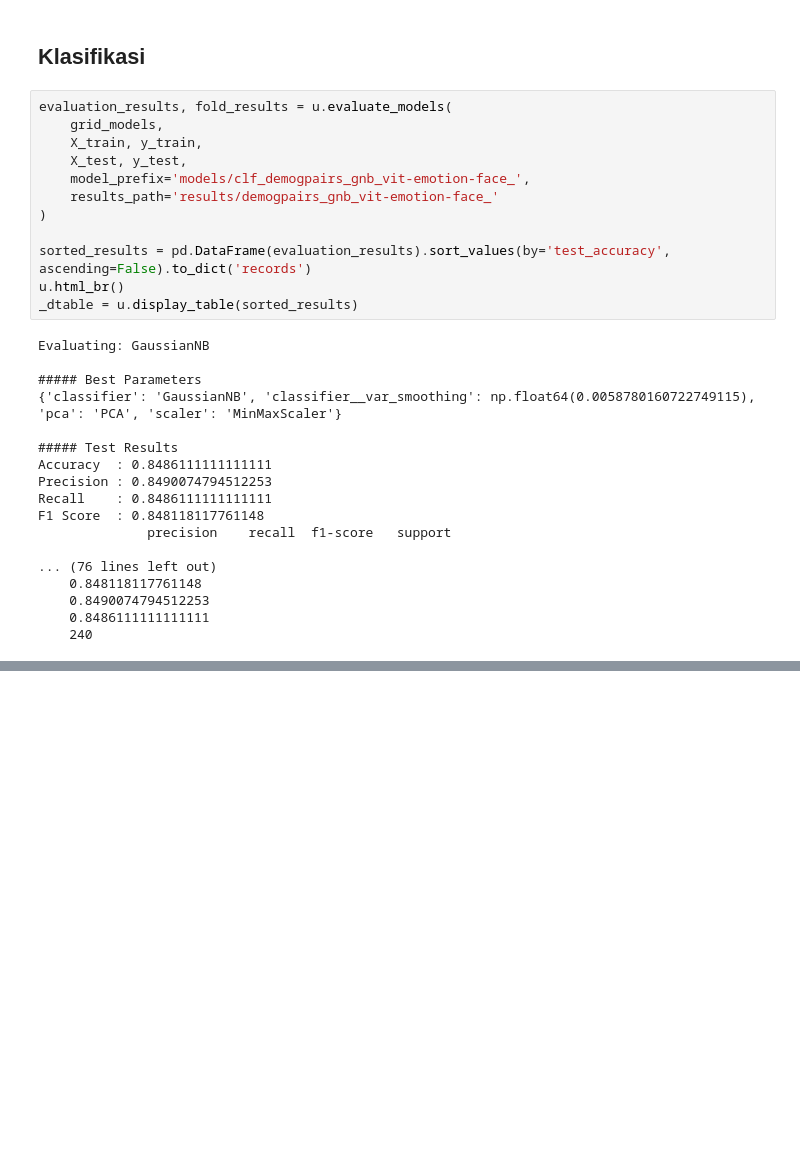
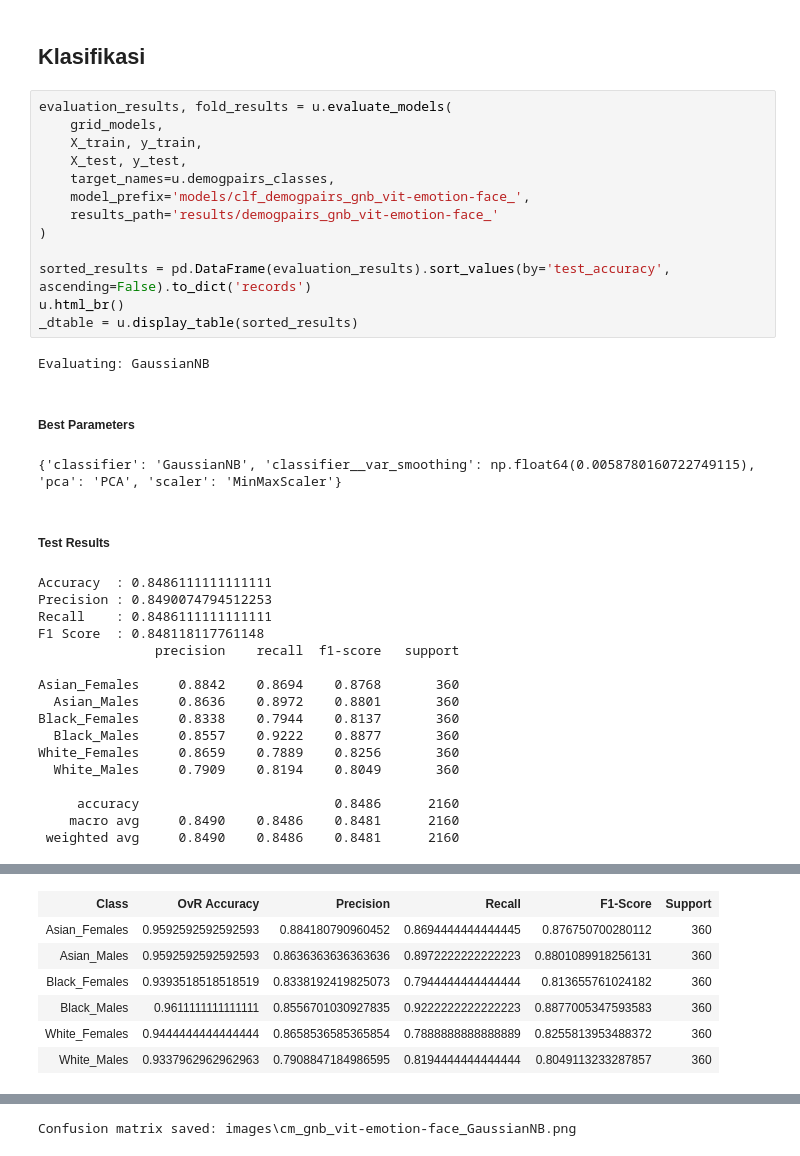
Before and after one commit to rafyakbar/face-race-gender-classification-using-multi-domain-vit, a Jupyter notebook: experiment/code/2.2.6_gnb_vit-emotion-face_demogpairs.ipynb, the cells around one changed output, grey strips where cells are left out. Saved outputs shown, nothing was run; the diff lists cells and outputs as text; blank space fills up the shorter version.

```diff
--- a/experiment/code/2.2.6_gnb_vit-emotion-face_demogpairs.ipynb
+++ b/experiment/code/2.2.6_gnb_vit-emotion-face_demogpairs.ipynb
@@ -97,6 +113,7 @@ evaluation_results, fold_results = u.evaluate_models(
     grid_models,
     X_train, y_train,
     X_test, y_test,
+    target_names=u.demogpairs_classes,
     model_prefix='models/clf_demogpairs_gnb_vit-emotion-face_',
     results_path='results/demogpairs_gnb_vit-emotion-face_'
 )
@@ -106,19 +123,22 @@ u.html_br()
 _dtable = u.display_table(sorted_results)
 # %% [output]
 Evaluating: GaussianNB
-
-##### Best Parameters
-{'classifier': 'GaussianNB', 'classifier__var_smoothing': np.float64(0.0058780160722749115), 'pca': 'PCA', 'scaler': 'MinMaxScaler'}
-
-##### Test Results
-Accuracy  : 0.8486111111111111
-Precision : 0.8490074794512253
-Recall    : 0.8486111111111111
-F1 Score  : 0.848118117761148
-              precision    recall  f1-score   support
-
-... (76 lines left out)
-    0.848118117761148
-    0.8490074794512253
-    0.8486111111111111
-    240
+Best Parameters
+{'classifier': 'GaussianNB', 'classifier__var_smoothing': np.float64(0.0058780160722749115), 'pca': 'PCA', 'scaler': 'MinMaxScaler'}
+Test Results
+Accuracy  : 0.8486111111111111
+Precision : 0.8490074794512253
+Recall    : 0.8486111111111111
+F1 Score  : 0.848118117761148
+               precision    recall  f1-score   support
+
+Asian_Females     0.8842    0.8694    0.8768       360
+  Asian_Males     0.8636    0.8972    0.8801       360
+Black_Females     0.8338    0.7944    0.8137       360
+  Black_Males     0.8557    0.9222    0.8877       360
+White_Females     0.8659    0.7889    0.8256       360
+  White_Males     0.7909    0.8194    0.8049       360
+
+     accuracy                         0.8486      2160
+    macro avg     0.8490    0.8486    0.8481      2160
+ weighted avg     0.8490    0.8486    0.8481      2160
@@ -124,0 +146,7 @@ F1 Score  : 0.848118117761148
+| Class | OvR Accuracy | Precision | Recall | F1-Score | Support |
+| Asian_Females | 0.9592592592592593 | 0.884180790960452 | 0.8694444444444445 | 0.876750700280112 | 360 |
+| Asian_Males | 0.9592592592592593 | 0.8636363636363636 | 0.8972222222222223 | 0.8801089918256131 | 360 |
+| Black_Females | 0.9393518518518519 | 0.8338192419825073 | 0.7944444444444444 | 0.813655761024182 | 360 |
+| Black_Males | 0.9611111111111111 | 0.8556701030927835 | 0.9222222222222223 | 0.8877005347593583 | 360 |
+| White_Females | 0.9444444444444444 | 0.8658536585365854 | 0.7888888888888889 | 0.8255813953488372 | 360 |
+| White_Males | 0.9337962962962963 | 0.7908847184986595 | 0.8194444444444444 | 0.8049113233287857 | 360 |
@@ -124,0 +154 @@ F1 Score  : 0.848118117761148
+Confusion matrix saved: images\cm_gnb_vit-emotion-face_GaussianNB.png
```
Also changed, not shown: parts of 7 cells of this notebook, 6 other files.
